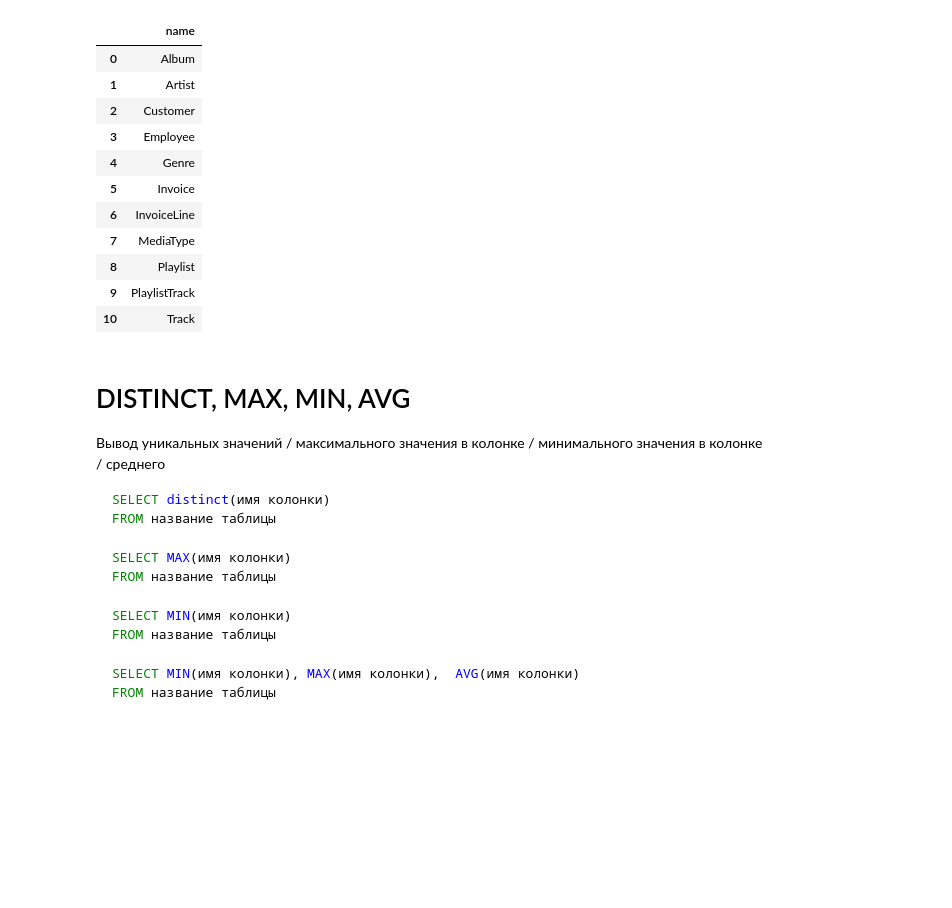
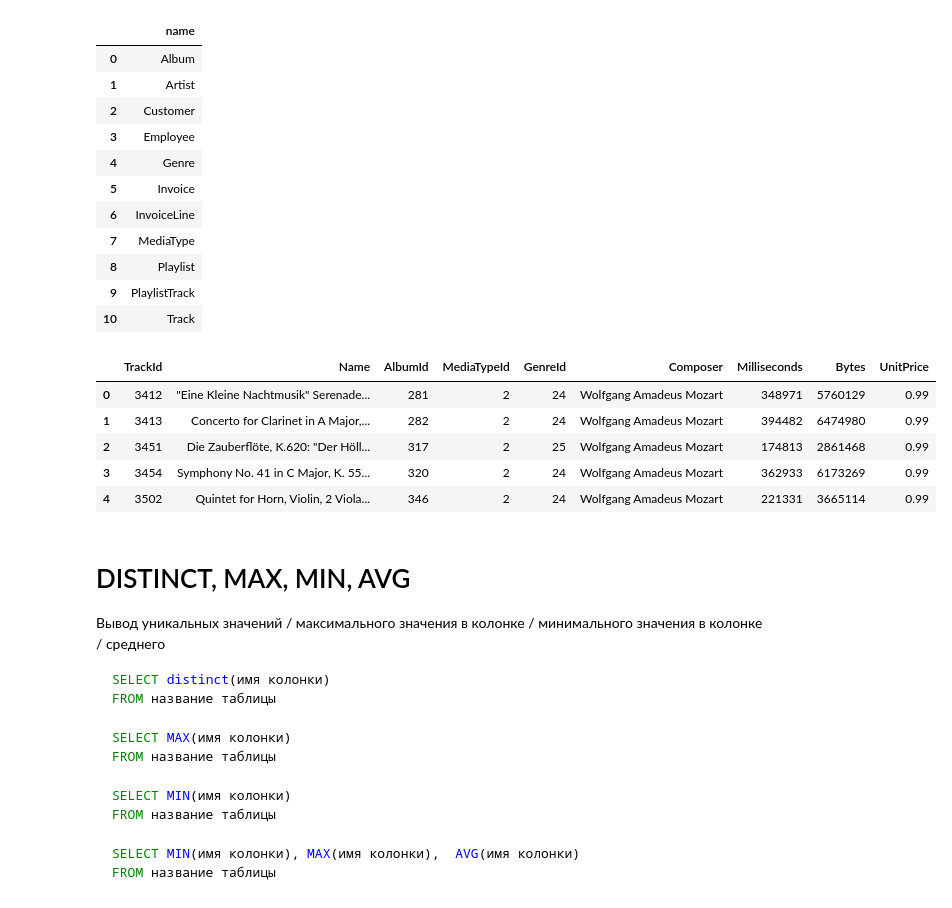
Before and after one commit to toxidxd/sb_data_science_intensive, a Jupyter notebook: [заполненная] Урок 3. DE - Рабочая тетрадь - Skillbox.ipynb, the cells around one changed output. Drawn from its saved outputs; the diff is of its cells as text; code cells hidden in the pictures; blank space fills up the shorter version.

```diff
--- a/[заполненная] Урок 3. DE - Рабочая тетрадь - Skillbox.ipynb
+++ b/[заполненная] Урок 3. DE - Рабочая тетрадь - Skillbox.ipynb
@@ -193,6 +219,17 @@ pd.read_sql(query, connect)
 # %%
 # 👨🏻‍💻 Выведите из таблицы Track все композиции,
 #   для которых Composer = "Wolfgang Amadeus Mozart"
+query = """
+SELECT * FROM Track WHERE Composer = 'Wolfgang Amadeus Mozart'
+"""
+pd.read_sql(query, connect)
+# %% [output]
+|  | TrackId | Name | AlbumId | MediaTypeId | GenreId | Composer | Milliseconds | Bytes | UnitPrice |
+| 0 | 3412 | "Eine Kleine Nachtmusik" Serenade... | 281 | 2 | 24 | Wolfgang Amadeus Mozart | 348971 | 5760129 | 0.99 |
+| 1 | 3413 | Concerto for Clarinet in A Major,... | 282 | 2 | 24 | Wolfgang Amadeus Mozart | 394482 | 6474980 | 0.99 |
+| 2 | 3451 | Die Zauberflöte, K.620: "Der Höll... | 317 | 2 | 25 | Wolfgang Amadeus Mozart | 174813 | 2861468 | 0.99 |
+| 3 | 3454 | Symphony No. 41 in C Major, K. 55... | 320 | 2 | 24 | Wolfgang Amadeus Mozart | 362933 | 6173269 | 0.99 |
+| 4 | 3502 | Quintet for Horn, Violin, 2 Viola... | 346 | 2 | 24 | Wolfgang Amadeus Mozart | 221331 | 3665114 | 0.99 |
 # %% [markdown]
 # DISTINCT, MAX, MIN, AVG
 
```
Also changed, not shown: parts of 10 cells of this notebook.
